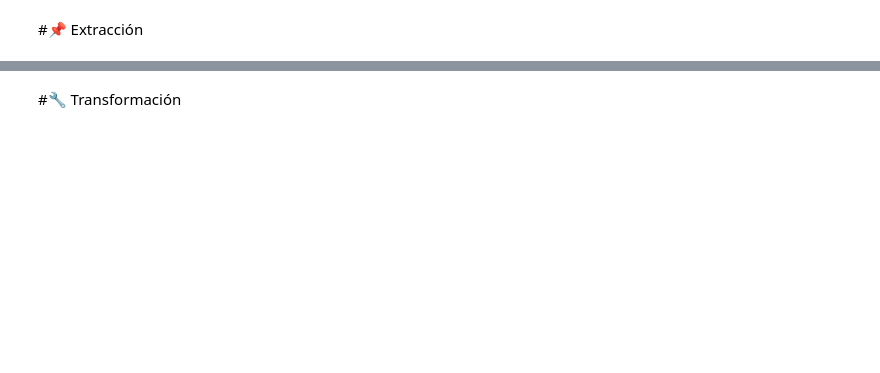
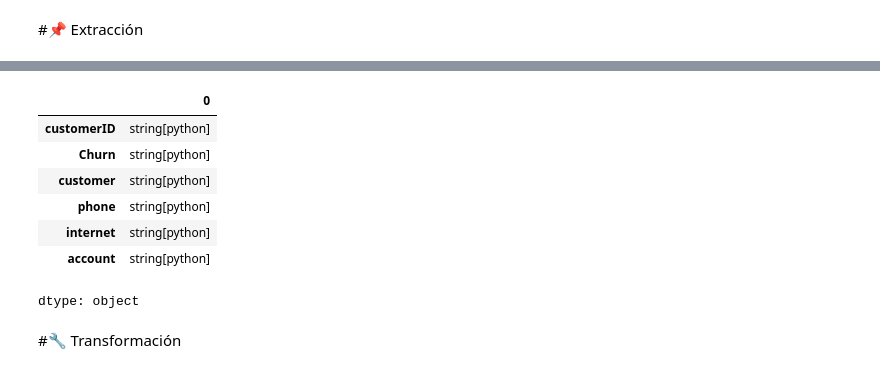
Before and after one commit to cgasdic/TELECOMX_LATAM, a Jupyter notebook: TelecomX_LATAM.ipynb, the cells around one changed output, grey strips where cells are left out. Saved outputs shown, nothing was run; the diff lists cells and outputs as text; code cells hidden in the pictures; blank space fills up the shorter version.

```diff
--- a/TelecomX_LATAM.ipynb
+++ b/TelecomX_LATAM.ipynb
@@ -5,2 +94,13 @@
+# %%
+datos.dtypes
+# %% [output]
+|  | 0 |
+| customerID | string[python] |
+| Churn | string[python] |
+| customer | string[python] |
+| phone | string[python] |
+| internet | string[python] |
+| account | string[python] |
+dtype: object
 # %% [markdown]
 #🔧 Transformación
```
Also changed, not shown: parts of 13 cells of this notebook.
